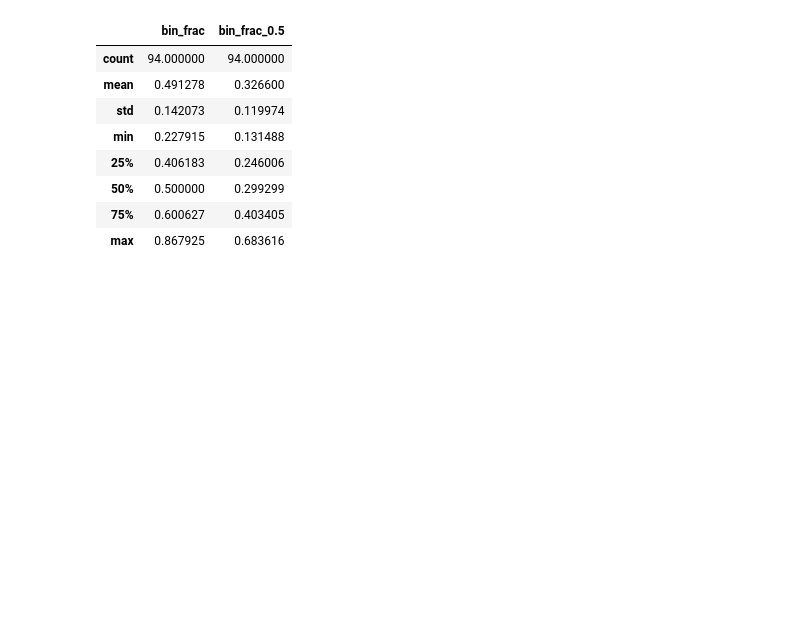
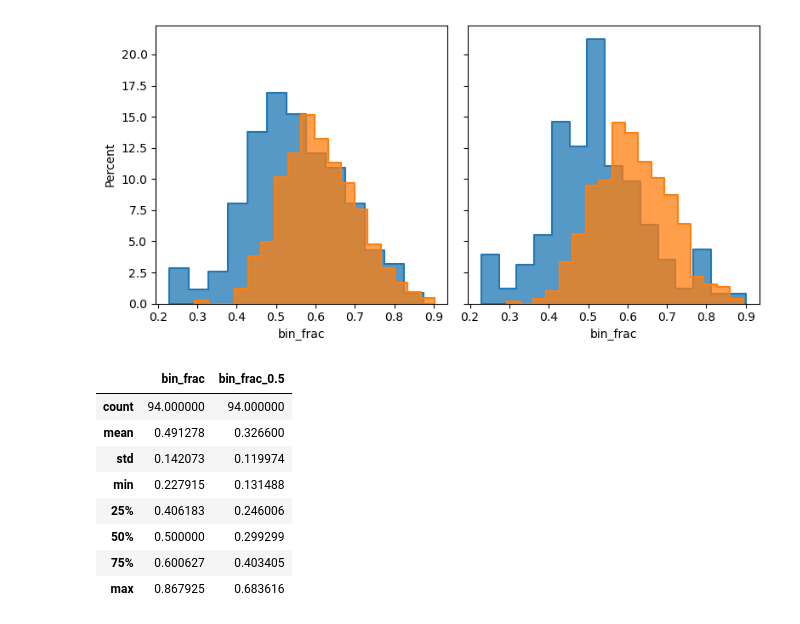
Before and after one commit to RuanPH26/stellar_multiplicity_in_open_clusters, a Jupyter notebook: data_description.ipynb, the cells around one changed output. Drawn from its saved outputs; the diff is of its cells as text; code cells hidden in the pictures; blank space fills up the shorter version.

```diff
--- a/data_description.ipynb
+++ b/data_description.ipynb
@@ -90,3 +91,35 @@ plt.show()
+# %%
+fig, axs = plt.subplots(1,2, figsize=(8,4), sharey=True)
+
+sns.histplot(
+    data=df[df.dist<1.5], x="bin_frac",
+    element="step", stat="percent",
+    linewidth=1.5, ax=axs[0], label=r"$f_b$"
+)
+
+sns.histplot(
+    data=df[df.dist>1.5], x="bin_frac",
+    element="step", stat="percent",
+    linewidth=1.5, ax=axs[0], label=r"$f_b$"
+)
+
+
+sns.histplot(
+    data=df[df.Av<1], x="bin_frac",
+    element="step", stat="percent",
+    linewidth=1.5, ax=axs[1], label=r"$f_b$"
+)
+
+sns.histplot(
+    data=df[df.Av>1], x="bin_frac",
+    element="step", stat="percent",
+    linewidth=1.5, ax=axs[1], label=r"$f_b$"
+)
+
+plt.tight_layout()
+plt.show()
+# %% [output]
+[figure, added]
 # %%
 benchmark_subsample[['bin_frac','bin_frac_0.5']].describe()
 # %% [output]
```
Also changed, not shown: parts of 14 cells of this notebook, 19 other files.
